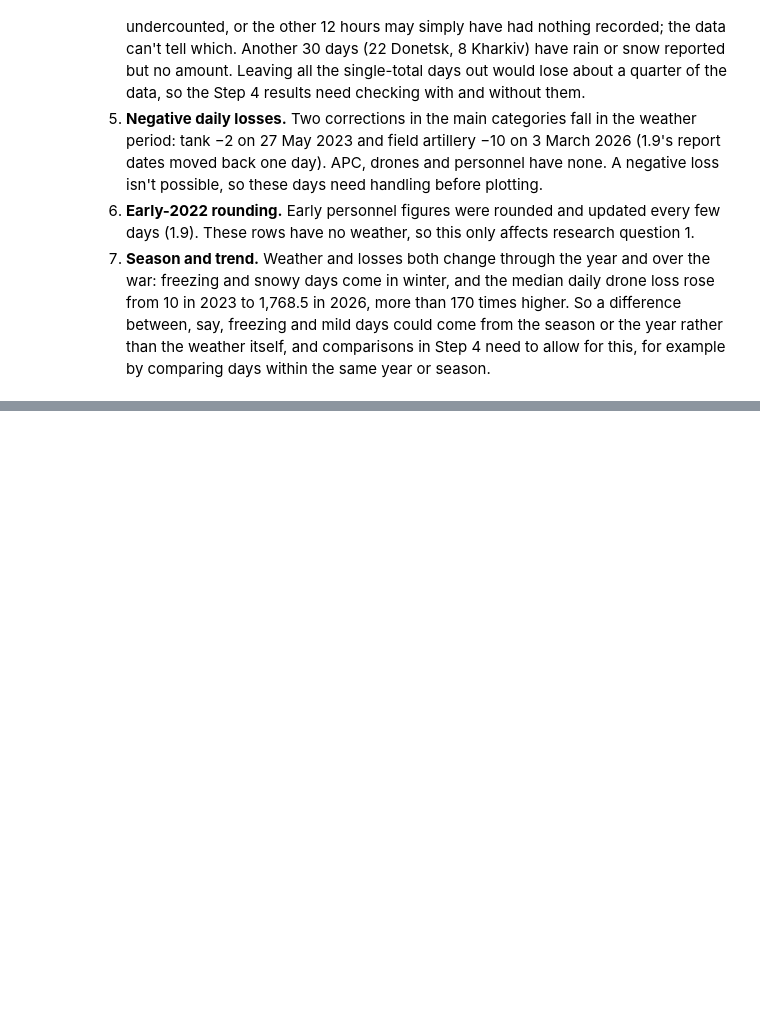
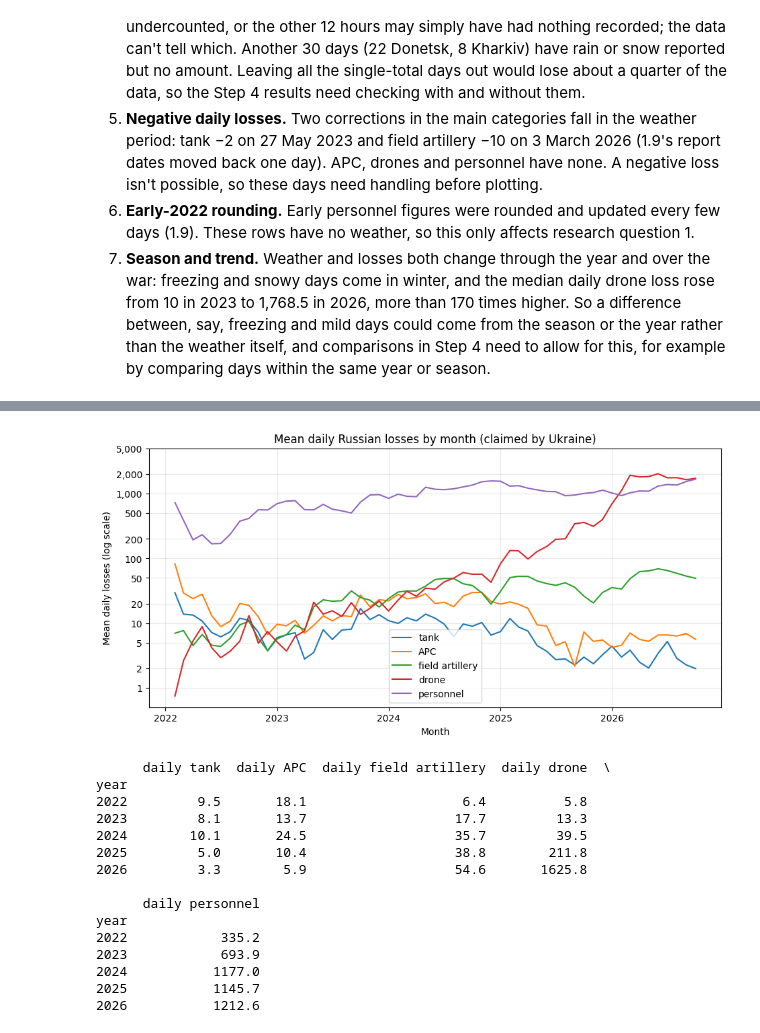
Before and after one commit to ABROCK1516/Ukraine-Losses-Weather, a Jupyter notebook: Ukraine_Losses_Weather.ipynb, the cells around one changed output, grey strips where cells are left out. Cells and saved outputs as stored; diff of their text form; code cells hidden in the pictures; blank space fills up the shorter version.

Commit message:
Step 4: RQ1 plots and observations (4.1-4.2)

```diff
--- a/Ukraine_Losses_Weather.ipynb
+++ b/Ukraine_Losses_Weather.ipynb
@@ -2262,0 +2314,16 @@ Name: daily drone, dtype: float64
+# %%
+merged["year"] = merged["date"].dt.year  # e.g. 2024
+
+seasons = []  # the season of each row
+for month in merged["date"].dt.month:  # month number, 1-12
+    if month == 12 or month <= 2:  # December, January, February
+        seasons.append("winter")
+    elif month <= 5:  # March to May
+        seasons.append("spring")
+    elif month <= 8:  # June to August
+        seasons.append("summer")
+    else:  # September to November
+        seasons.append("autumn")
+merged["season"] = seasons  # add as a column
+
+print(merged.groupby(["year", "season"]).size())  # rows per year and season, to check the split
@@ -2262,0 +2351,11 @@ Name: daily drone, dtype: float64
+# %%
+merged["year_month"] = merged["date"].dt.strftime("%Y-%m")  # e.g. "2024-03"
+
+monthly_cols = ["daily tank", "daily APC", "daily field artillery", "daily MRL",
+                "daily anti-aircraft warfare", "daily drone", "daily personnel"]  # categories plotted over the war
+
+monthly = merged.groupby("year_month")[monthly_cols].mean().reset_index()  # mean daily loss in each month
+monthly["month"] = pd.to_datetime(monthly["year_month"], format="%Y-%m")  # "2024-03" -> 1 March 2024, as a real date
+
+print(monthly.shape)  # expect 57 months: Feb 2022 to Oct 2026
+monthly.head()
@@ -2262,0 +2382,35 @@ Name: daily drone, dtype: float64
+# %%
+categories = ["tank", "APC", "field artillery", "drone", "personnel"]  # the main categories
+
+plt.figure(figsize=(11, 5))  # wider than the default, to fit 57 months
+for col in categories:  # one line per category
+    sns.lineplot(data=monthly, x="month", y="daily " + col, label=col)  # label names the line in the legend
+plt.yscale("log")  # log scale, so small and large categories fit on one chart
+plt.minorticks_off()  # remove the small unlabelled ticks between the main ones
+ticks = [1, 2, 5, 10, 20, 50, 100, 200, 500, 1000, 2000, 5000]  # values to label on the y-axis
+plt.yticks(ticks, ["1", "2", "5", "10", "20", "50", "100", "200", "500", "1,000", "2,000", "5,000"])  # show them as plain numbers
+plt.grid(alpha=0.3)  # faint gridlines, so values are easier to read across
+plt.title("Mean daily Russian losses by month (claimed by Ukraine)")
+plt.xlabel("Month")
+plt.ylabel("Mean daily losses (log scale)")
+plt.legend()
+plt.show()
+
+print(merged.groupby("year")[["daily " + col for col in categories]].mean().round(1))  # mean daily loss per year, for quoting
+# %% [output]
+[figure, added]
+      daily tank  daily APC  daily field artillery  daily drone  \
+year
+2022         9.5       18.1                    6.4          5.8
+2023         8.1       13.7                   17.7         13.3
+2024        10.1       24.5                   35.7         39.5
+2025         5.0       10.4                   38.8        211.8
+2026         3.3        5.9                   54.6       1625.8
+
+      daily personnel
+year
+2022            335.2
+2023            693.9
+2024           1177.0
+2025           1145.7
+2026           1212.6
```
Also changed, not shown: parts of 17 cells of this notebook.
